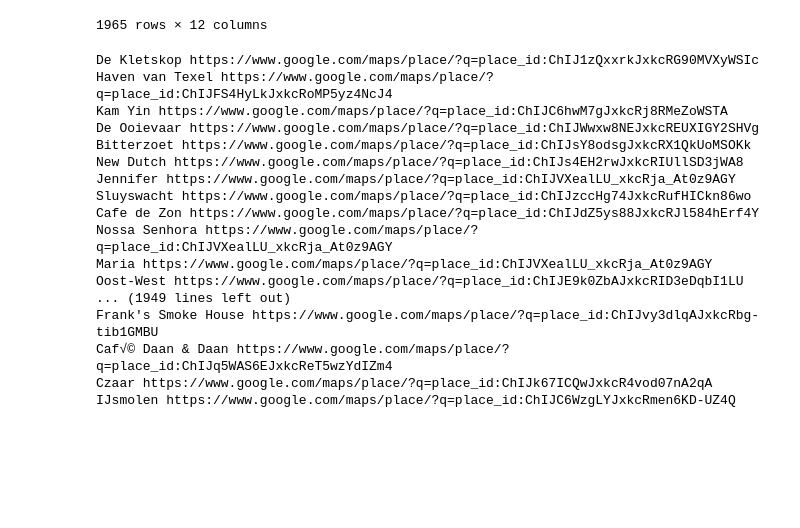
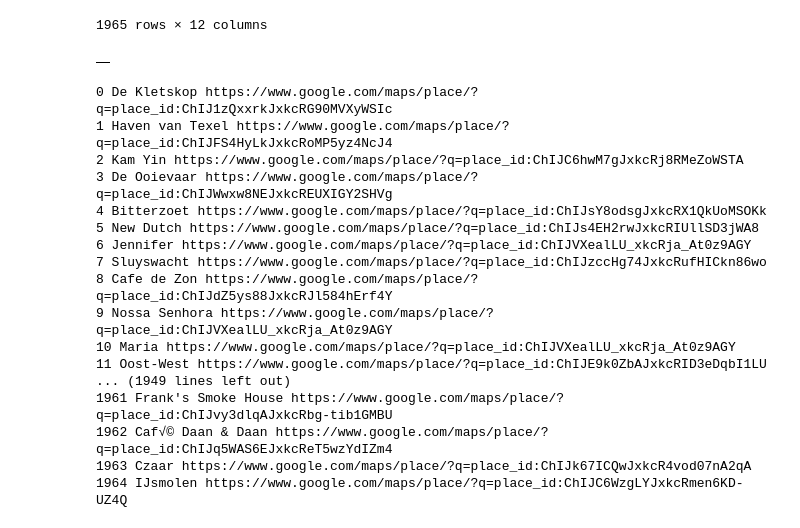
Before and after one commit to Amsterdam-Internships/OldVersion-Venue-Accessibility-NLP, a Jupyter notebook: scrape_google_reviews.ipynb, the cells around one changed output. Drawn from its saved outputs; the diff is of its cells as text; code cells hidden in the pictures; blank space fills up the shorter version.

```diff
--- a/scrape_google_reviews.ipynb
+++ b/scrape_google_reviews.ipynb
@@ -115,27 +116,31 @@ venues_ams = venues_ams.join(google_links)
 cols2 = ['name', 'place_id', 'url']
 total_reviews = pd.DataFrame(columns=cols) # final df for all reviews
 running_reviews2 = pd.DataFrame(columns=cols2) # for testing
+# %%
+running_reviews = pd.DataFrame()
+# %% [output]
+|  |
 # %%
 for index, cols in venues_ams.iterrows():
-    print(cols[1], cols[12])
+    print(index, cols[1], cols[12])
 # %% [output]
-De Kletskop https://www.google.com/maps/place/?q=place_id:ChIJ1zQxxrkJxkcRG90MVXyWSIc
-Haven van Texel https://www.google.com/maps/place/?q=place_id:ChIJFS4HyLkJxkcRoMP5yz4NcJ4
-Kam Yin https://www.google.com/maps/place/?q=place_id:ChIJC6hwM7gJxkcRj8RMeZoWSTA
-De Ooievaar https://www.google.com/maps/place/?q=place_id:ChIJWwxw8NEJxkcREUXIGY2SHVg
-Bitterzoet https://www.google.com/maps/place/?q=place_id:ChIJsY8odsgJxkcRX1QkUoMSOKk
-New Dutch https://www.google.com/maps/place/?q=place_id:ChIJs4EH2rwJxkcRIUllSD3jWA8
-Jennifer https://www.google.com/maps/place/?q=place_id:ChIJVXealLU_xkcRja_At0z9AGY
-Sluyswacht https://www.google.com/maps/place/?q=place_id:ChIJzccHg74JxkcRufHICkn86wo
-Cafe de Zon https://www.google.com/maps/place/?q=place_id:ChIJdZ5ys88JxkcRJl584hErf4Y
-Nossa Senhora https://www.google.com/maps/place/?q=place_id:ChIJVXealLU_xkcRja_At0z9AGY
-Maria https://www.google.com/maps/place/?q=place_id:ChIJVXealLU_xkcRja_At0z9AGY
-Oost-West https://www.google.com/maps/place/?q=place_id:ChIJE9k0ZbAJxkcRID3eDqbI1LU
+0 De Kletskop https://www.google.com/maps/place/?q=place_id:ChIJ1zQxxrkJxkcRG90MVXyWSIc
+1 Haven van Texel https://www.google.com/maps/place/?q=place_id:ChIJFS4HyLkJxkcRoMP5yz4NcJ4
+2 Kam Yin https://www.google.com/maps/place/?q=place_id:ChIJC6hwM7gJxkcRj8RMeZoWSTA
+3 De Ooievaar https://www.google.com/maps/place/?q=place_id:ChIJWwxw8NEJxkcREUXIGY2SHVg
+4 Bitterzoet https://www.google.com/maps/place/?q=place_id:ChIJsY8odsgJxkcRX1QkUoMSOKk
+5 New Dutch https://www.google.com/maps/place/?q=place_id:ChIJs4EH2rwJxkcRIUllSD3jWA8
+6 Jennifer https://www.google.com/maps/place/?q=place_id:ChIJVXealLU_xkcRja_At0z9AGY
+7 Sluyswacht https://www.google.com/maps/place/?q=place_id:ChIJzccHg74JxkcRufHICkn86wo
+8 Cafe de Zon https://www.google.com/maps/place/?q=place_id:ChIJdZ5ys88JxkcRJl584hErf4Y
+9 Nossa Senhora https://www.google.com/maps/place/?q=place_id:ChIJVXealLU_xkcRja_At0z9AGY
+10 Maria https://www.google.com/maps/place/?q=place_id:ChIJVXealLU_xkcRja_At0z9AGY
+11 Oost-West https://www.google.com/maps/place/?q=place_id:ChIJE9k0ZbAJxkcRID3eDqbI1LU
 ... (1949 lines left out)
-Frank's Smoke House https://www.google.com/maps/place/?q=place_id:ChIJvy3dlqAJxkcRbg-tib1GMBU
-Caf√© Daan & Daan https://www.google.com/maps/place/?q=place_id:ChIJq5WAS6EJxkcReT5wzYdIZm4
-Czaar https://www.google.com/maps/place/?q=place_id:ChIJk67ICQwJxkcR4vod07nA2qA
-IJsmolen https://www.google.com/maps/place/?q=place_id:ChIJC6WzgLYJxkcRmen6KD-UZ4Q
+1961 Frank's Smoke House https://www.google.com/maps/place/?q=place_id:ChIJvy3dlqAJxkcRbg-tib1GMBU
+1962 Caf√© Daan & Daan https://www.google.com/maps/place/?q=place_id:ChIJq5WAS6EJxkcReT5wzYdIZm4
+1963 Czaar https://www.google.com/maps/place/?q=place_id:ChIJk67ICQwJxkcR4vod07nA2qA
+1964 IJsmolen https://www.google.com/maps/place/?q=place_id:ChIJC6WzgLYJxkcRmen6KD-UZ4Q
 # %%
 # START THE CHROME DRIVER
 
```
Also changed, not shown: parts of 10 cells of this notebook.
